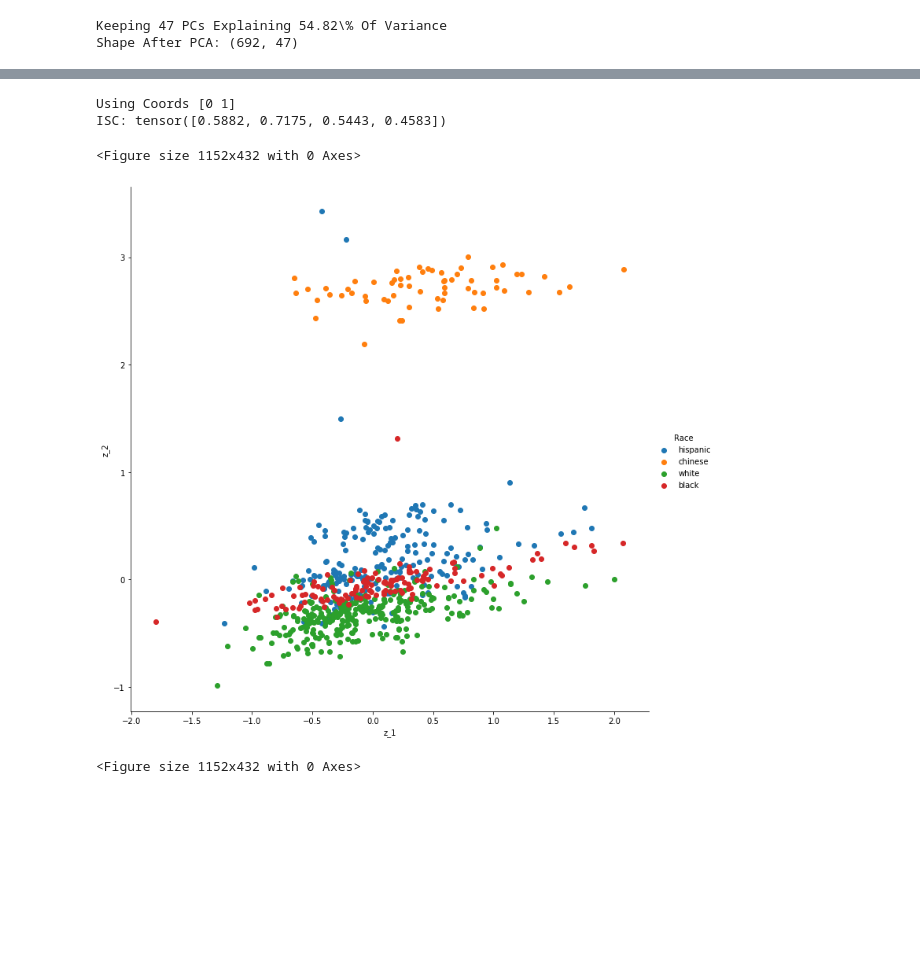
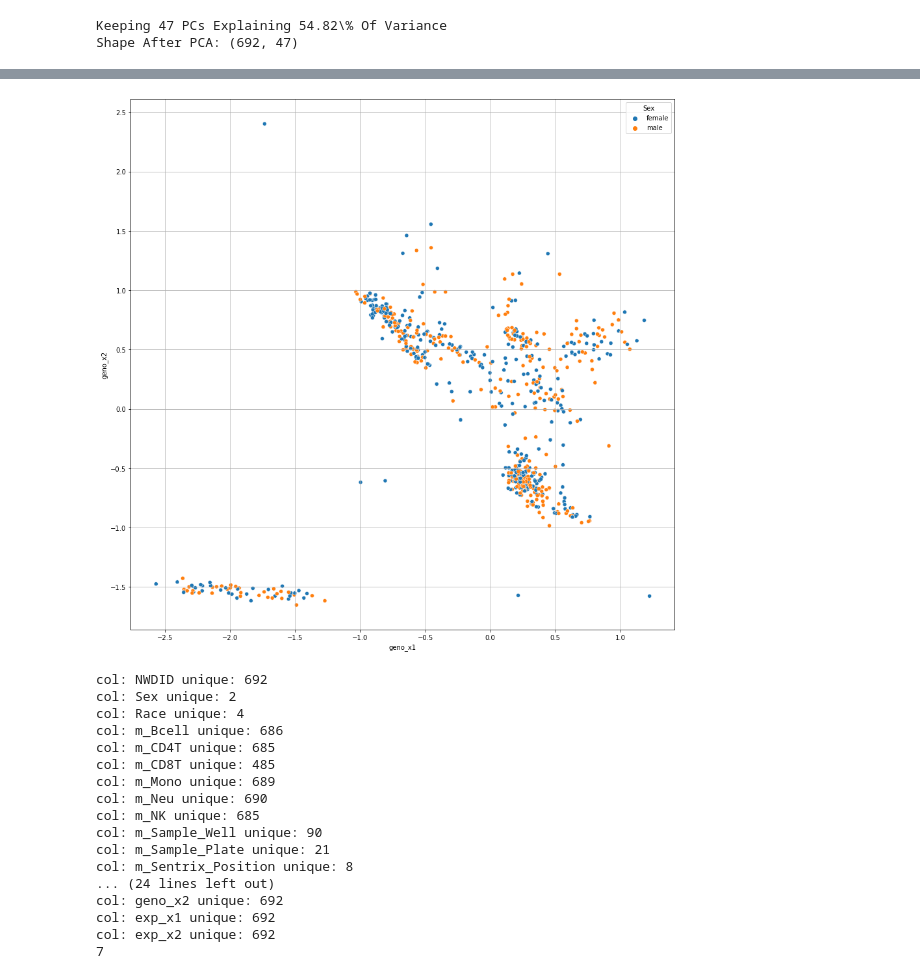
Before and after one commit to collinwa/MCFA, a Jupyter notebook: process_mesa.ipynb, the cells around one changed output, grey strips where cells are left out. Saved outputs shown, nothing was run; the diff lists cells and outputs as text; code cells hidden in the pictures; blank space fills up the shorter version.

```diff
--- a/process_mesa.ipynb
+++ b/process_mesa.ipynb
@@ -220,22 +207,48 @@ def compute_pairwise_correlations(projected_z):
-# %%
-# # add in meta dataframe
-posterior_z_2 = posterior_z[:, np.argsort(rho.numpy())[-2:]]
-print("Using Coords {}".format(np.argsort(rho.numpy())[-2:]))
-print("ISC: {}".format(rho))
-meta_df['z_1'] = posterior_z_2[:, 0]
-meta_df['z_2'] = posterior_z_2[:, 1]
-column = 'Race'
-
-# something interesting happening -- need to correct for X chromosome and gene dosage, maybe? Is methylation data significantly
-# affected by sex?
-meta = meta_df[column].unique()
-fig = sns.FacetGrid(data=meta_df[['z_1', 'z_2', column]], hue=column, hue_order=meta, height=10)
-fig.map(plt.scatter, 'z_1', 'z_2').add_legend()
-
-plt.figure(figsize=(16, 6))
-# %% [output]
-Using Coords [0 1]
-ISC: tensor([0.5882, 0.7175, 0.5443, 0.4583])
-<Figure size 1152x432 with 0 Axes>
-[figure, removed]
-<Figure size 1152x432 with 0 Axes>
+# %%
+xmu_methyl_cov, xmu_methyl_var = model.compute_x_cov(posterior_x_methyl)
+xmu_geno_cov, xmu_geno_var = model.compute_x_cov(posterior_x_geno)
+xmu_exp_cov, xmu_exp_var = model.compute_x_cov(posterior_x_exp)
+# %%
+meta_df['methyl_x1'] = posterior_x_methyl[:, np.argsort(xmu_methyl_var.numpy())[-1]]
+meta_df['methyl_x2'] = posterior_x_methyl[:, np.argsort(xmu_methyl_var.numpy())[-2]]
+
+meta_df['geno_x1'] = posterior_x_geno[:, np.argsort(xmu_geno_var.numpy())[-1]]
+meta_df['geno_x2'] = posterior_x_geno[:, np.argsort(xmu_geno_var.numpy())[-2]]
+
+meta_df['exp_x1'] = posterior_x_exp[:, np.argsort(xmu_exp_var.numpy())[-1]]
+meta_df['exp_x2'] = posterior_x_exp[:, np.argsort(xmu_exp_var.numpy())[-2]]
+# %%
+column = 'Sex'
+meta = meta_df[column].unique()
+sns.scatterplot(data=meta_df[['geno_x1', 'geno_x2', column]], x='geno_x1', y='geno_x2', hue=column, hue_order=meta, legend='full')
+plt.grid()
+# %% [output]
+[figure, added]
+# %%
+n_columns = len(meta_df.columns)
+all_cols = meta_df.columns
+column_list = []
+max_categories = 15
+for col in meta_df.columns:
+    print('col: {} unique: {}'.format(col, len(meta_df[col].unique())))
+    if len(meta_df[col].unique()) < max_categories:
+        column_list.append(col)
+print(len(column_list))
+# %% [output]
+col: NWDID unique: 692
+col: Sex unique: 2
+col: Race unique: 4
+col: m_Bcell unique: 686
+col: m_CD4T unique: 685
+col: m_CD8T unique: 485
+col: m_Mono unique: 689
+col: m_Neu unique: 690
+col: m_NK unique: 685
+col: m_Sample_Well unique: 90
+col: m_Sample_Plate unique: 21
+col: m_Sentrix_Position unique: 8
+... (24 lines left out)
+col: geno_x2 unique: 692
+col: exp_x1 unique: 692
+col: exp_x2 unique: 692
+7
```
Also changed, not shown: parts of 8 cells of this notebook, 2 other files.
